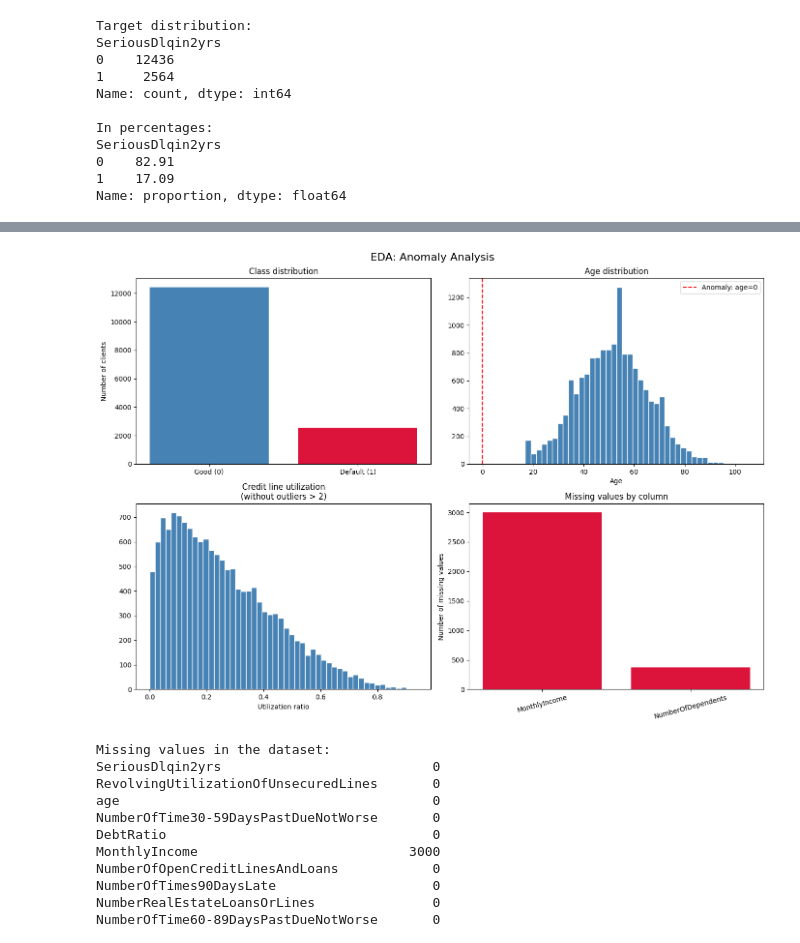
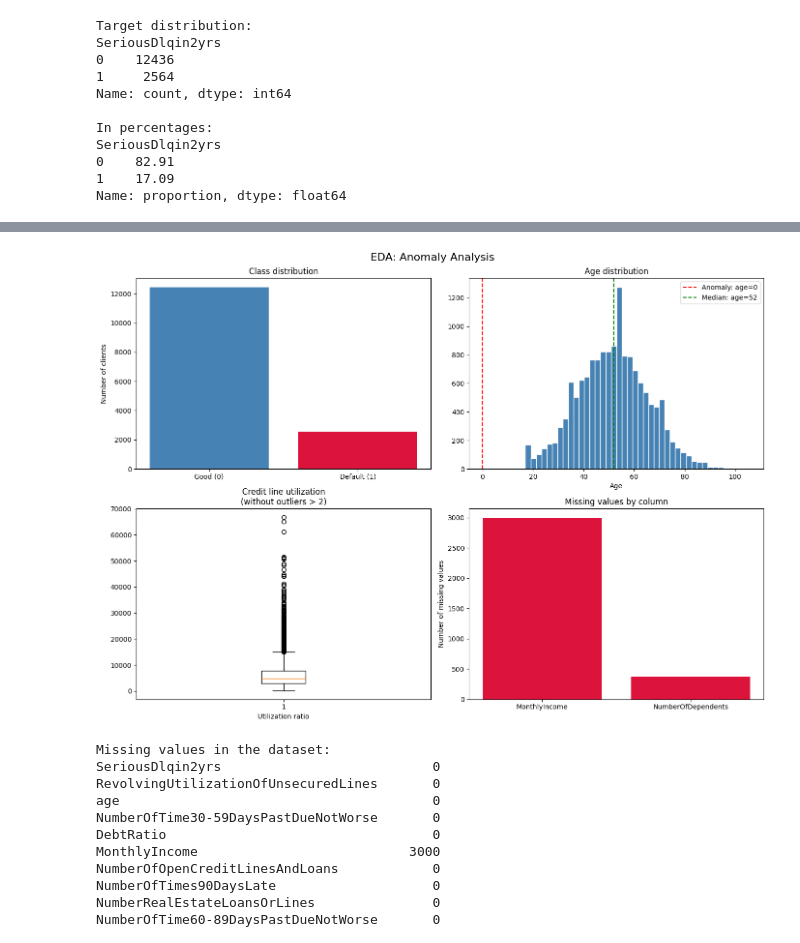
Before and after one commit to aspho-di/Credit-Scoring, a Jupyter notebook: notebooks/01_eda.ipynb, the cells around one changed output, grey strips where cells are left out. Drawn from its saved outputs; the diff is of its cells as text; code cells hidden in the pictures.

```diff
--- a/notebooks/01_eda.ipynb
+++ b/notebooks/01_eda.ipynb
@@ -91,44 +91,44 @@ df.describe().round(2)
 | max | 1.00 | 59442.59 | 106.00 | 96.00 | 4976.24 | 66801.67 | ... |
 # %%
 import matplotlib.pyplot as plt
-import seaborn as sns
 
 fig, axes = plt.subplots(2, 2, figsize=(14, 10))
 fig.suptitle('EDA: Anomaly Analysis', fontsize=16)
 
 # Plot 1: Class imbalance
 axes[0,0].bar(['Good (0)', 'Default (1)'],
                df['SeriousDlqin2yrs'].value_counts(),
                color=['steelblue', 'crimson'])
 axes[0,0].set_title('Class distribution')
 axes[0,0].set_ylabel('Number of clients')
 
 # Plot 2: Age distribution
 axes[0,1].hist(df['age'], bins=50, color='steelblue', edgecolor='white')
 axes[0,1].set_title('Age distribution')
 axes[0,1].set_xlabel('Age')
 axes[0,1].axvline(x=0, color='red', linestyle='--', label='Anomaly: age=0')
+median_age = df['age'].median()
+axes[0,1].axvline(x=df['age'].median(), color='green', linestyle='--', label=f'Median: age={median_age:.0f}')
 axes[0,1].legend()
 
 # Plot 3: RevolvingUtilization (trim outliers for clarity)
 normal_util = df[df['RevolvingUtilizationOfUnsecuredLines'] <= 2]
-axes[1,0].hist(normal_util['RevolvingUtilizationOfUnsecuredLines'],
-               bins=50, color='steelblue', edgecolor='white')
+axes[1,0].boxplot(df['MonthlyIncome'].dropna())
 axes[1,0].set_title('Credit line utilization\n(without outliers > 2)')
 axes[1,0].set_xlabel('Utilization ratio')
 
 # Plot 4: Missing values
 missing = df.isnull().sum()
 missing = missing[missing > 0]
 axes[1,1].bar(missing.index, missing.values, color='crimson')
 axes[1,1].set_title('Missing values by column')
 axes[1,1].set_ylabel('Number of missing values')
-axes[1,1].tick_params(axis='x', rotation=15)
+axes[1,1].tick_params(axis='x')
 
 plt.tight_layout()
 plt.show()
 # %% [output]
-[figure, old version]
+[figure, new version]
 # %%
 print("Missing values in the dataset:")
 print(df.isnull().sum())
```
Also changed, not shown: parts of 19 cells of this notebook, 7 other files.
